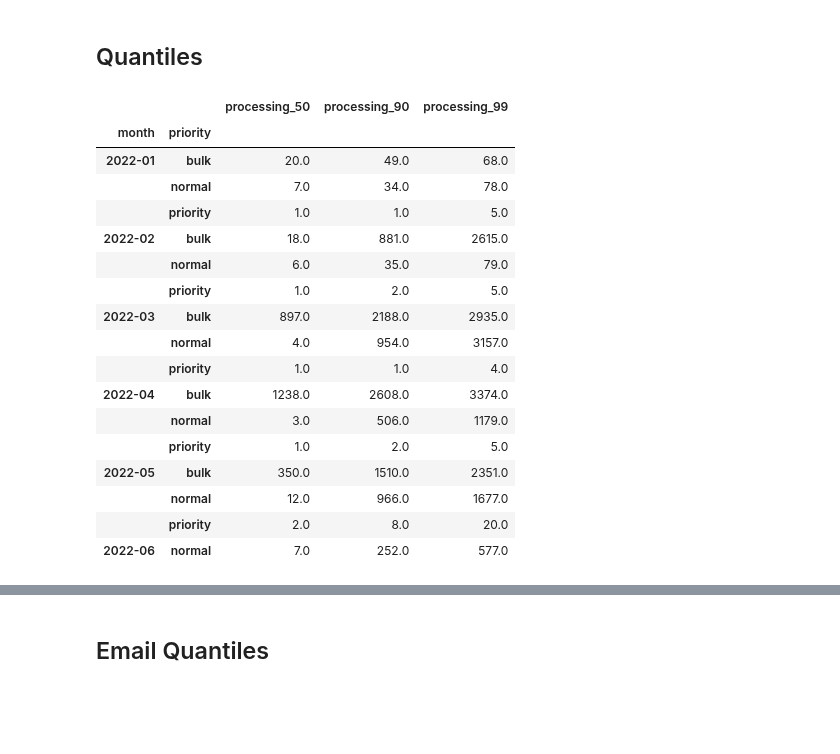
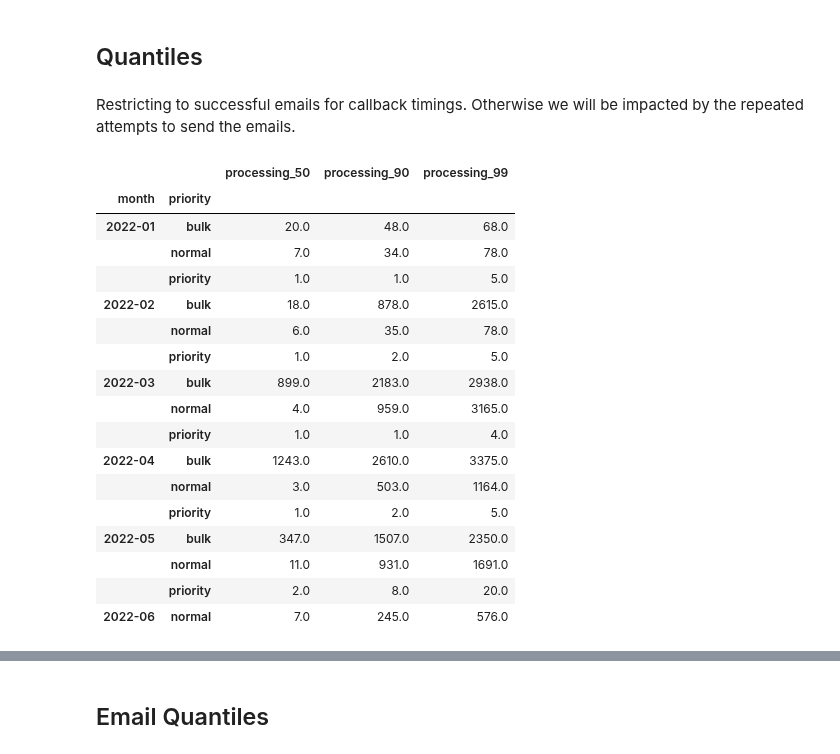
Before and after one commit to cds-snc/notification-adr, a Jupyter notebook: python/baseline_stats.ipynb, the cells around one changed output, grey strips where cells are left out. Cells and saved outputs as stored; diff of their text form; code cells hidden in the pictures; blank space fills up the shorter version.

Commit message:
callbacks and SLOs

```diff
--- a/python/baseline_stats.ipynb
+++ b/python/baseline_stats.ipynb
@@ -224,32 +224,34 @@ print(df_counts.to_markdown(index=False))
 | 2022-06 | normal     |    6028 |     100   |
 # %% [markdown]
 ## Quantiles
+# %% [markdown]
+Restricting to successful emails for callback timings. Otherwise we will be impacted by the repeated attempts to send the emails.
 # %%
-df_p = df[['month', 'priority', 'processing_seconds']]
+df_p = df.query("status == 'delivered'")[['month', 'priority', 'processing_seconds']]
 df_50 = df_p.groupby(['month', 'priority']).quantile(q=0.5).apply(np.ceil)
 df_50.columns = ['processing_50']
 df_90 = df_p.groupby(['month', 'priority']).quantile(q=0.9).apply(np.ceil)
 df_90.columns = ['processing_90']
 df_99 = df_p.groupby(['month', 'priority']).quantile(q=0.99).apply(np.ceil)
 df_99.columns = ['processing_99']
 processing_df = pd.concat([df_50, df_90, df_99], axis=1).reset_index()
 processing_df.set_index(['month', 'priority'])
 # %% [output]
 |  |  | processing_50 | processing_90 | processing_99 |
 | month | priority |  |  |  |
-| 2022-01 | bulk | 20.0 | 49.0 | 68.0 |
+| 2022-01 | bulk | 20.0 | 48.0 | 68.0 |
 |  | normal | 7.0 | 34.0 | 78.0 |
 |  | priority | 1.0 | 1.0 | 5.0 |
-| 2022-02 | bulk | 18.0 | 881.0 | 2615.0 |
-|  | normal | 6.0 | 35.0 | 79.0 |
+| 2022-02 | bulk | 18.0 | 878.0 | 2615.0 |
+|  | normal | 6.0 | 35.0 | 78.0 |
 |  | priority | 1.0 | 2.0 | 5.0 |
-| 2022-03 | bulk | 897.0 | 2188.0 | 2935.0 |
-|  | normal | 4.0 | 954.0 | 3157.0 |
+| 2022-03 | bulk | 899.0 | 2183.0 | 2938.0 |
+|  | normal | 4.0 | 959.0 | 3165.0 |
 |  | priority | 1.0 | 1.0 | 4.0 |
-| 2022-04 | bulk | 1238.0 | 2608.0 | 3374.0 |
-|  | normal | 3.0 | 506.0 | 1179.0 |
+| 2022-04 | bulk | 1243.0 | 2610.0 | 3375.0 |
+|  | normal | 3.0 | 503.0 | 1164.0 |
 |  | priority | 1.0 | 2.0 | 5.0 |
-| 2022-05 | bulk | 350.0 | 1510.0 | 2351.0 |
-|  | normal | 12.0 | 966.0 | 1677.0 |
+| 2022-05 | bulk | 347.0 | 1507.0 | 2350.0 |
+|  | normal | 11.0 | 931.0 | 1691.0 |
 |  | priority | 2.0 | 8.0 | 20.0 |
-| 2022-06 | normal | 7.0 | 252.0 | 577.0 |
+| 2022-06 | normal | 7.0 | 245.0 | 576.0 |
```
Also changed, not shown: parts of 11 cells of this notebook, 1 other file.
